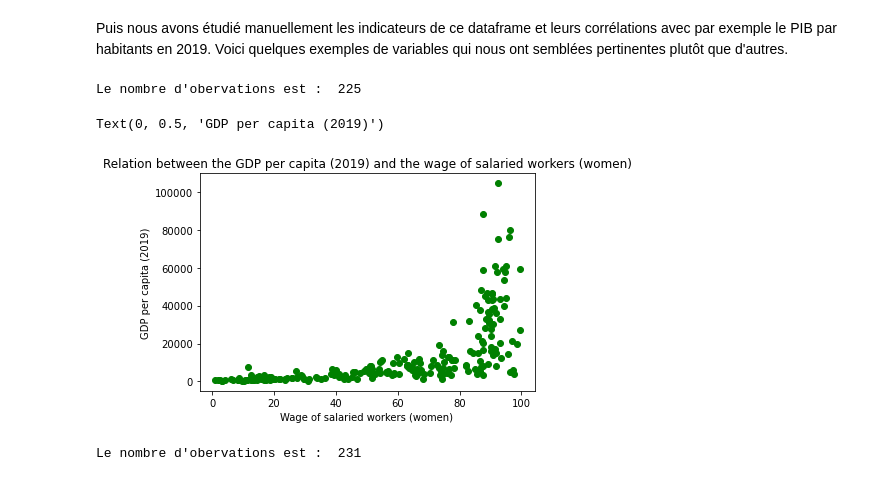
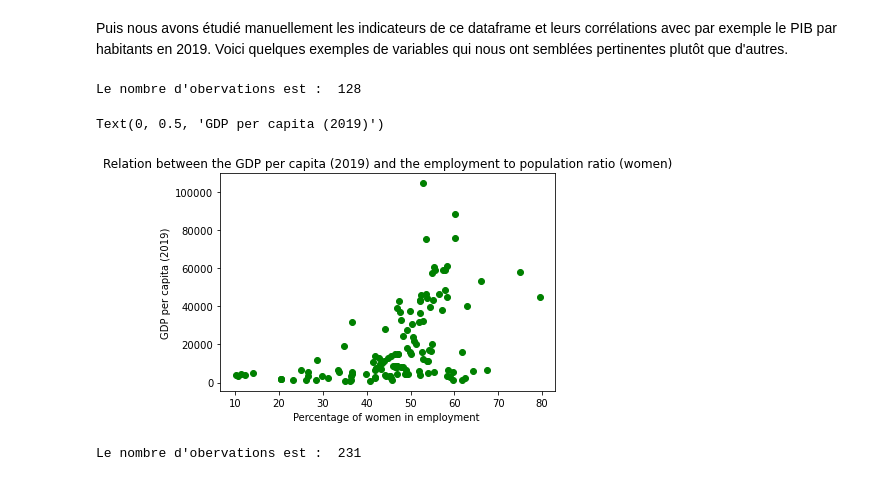
Before and after one commit to cmllbll/Gender-Inequalities-and-Development, a Jupyter notebook: Notebook final.ipynb, the cells around one changed output. Drawn from its saved outputs; the diff is of its cells as text; code cells hidden in the pictures.

```diff
--- a/Notebook final.ipynb
+++ b/Notebook final.ipynb
@@ -523,16 +523,16 @@ def corr_indicateurs(df1, df2, indicator_name) :
 
     return graph
 # %%
-#Graphique de corrélation pour l'indicateur 'Wage and salaried workers, female (% of female employment) (modeled ILO estimate)'
+#Graphique de corrélation pour l'indicateur 'Employment to population ratio, 15+, female (%) (national estimate)'
 
-corr_indicateurs(df_female, df_pib_name, 'Wage and salaried workers, female (% of female employment) (modeled ILO estimate)')
-plt.title('Relation between the GDP per capita (2019) and the wage of salaried workers (women)')
-plt.xlabel('Wage of salaried workers (women) ')
+corr_indicateurs(df_female, df_pib_name, 'Employment to population ratio, 15+, female (%) (national estimate)')
+plt.title('Relation between the GDP per capita (2019) and the employment to population ratio (women)')
+plt.xlabel('Percentage of women in employment ')
 plt.ylabel('GDP per capita (2019)')
 # %% [output]
-Le nombre d'obervations est :  225
+Le nombre d'obervations est :  128
 Text(0, 0.5, 'GDP per capita (2019)')
-[figure, old version]
+[figure, new version]
 # %%
 #Graphique de corrélation pour l'indicateur 'Prevalence of anemia among non-pregnant women (% of women ages 15-49)'
 
```
